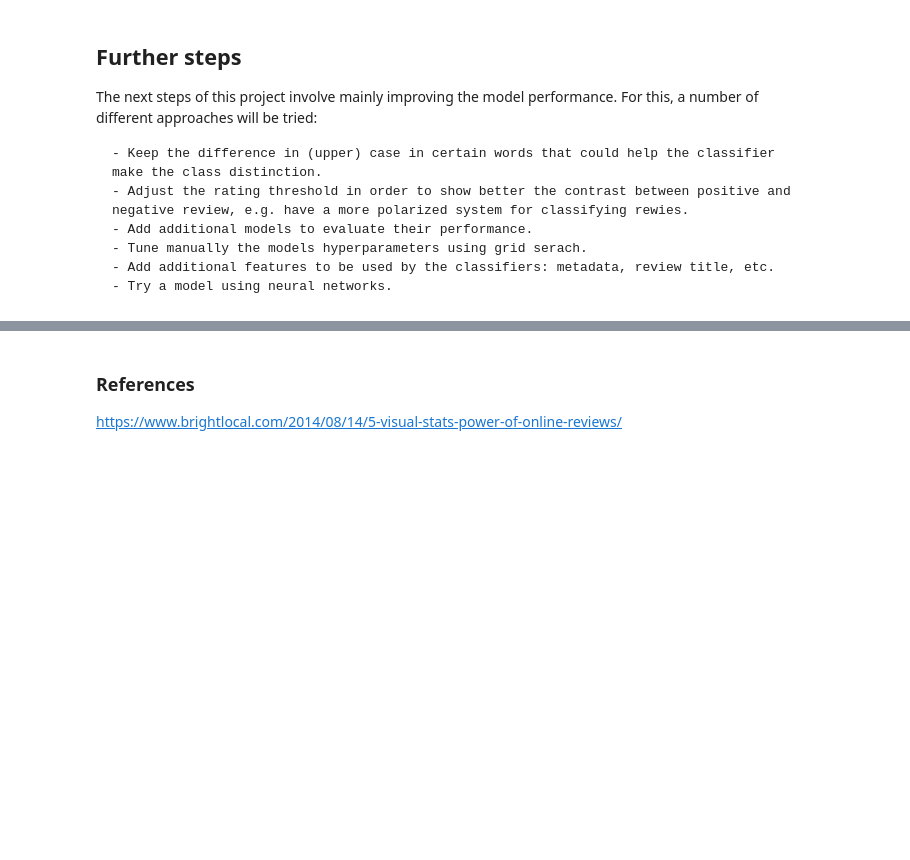
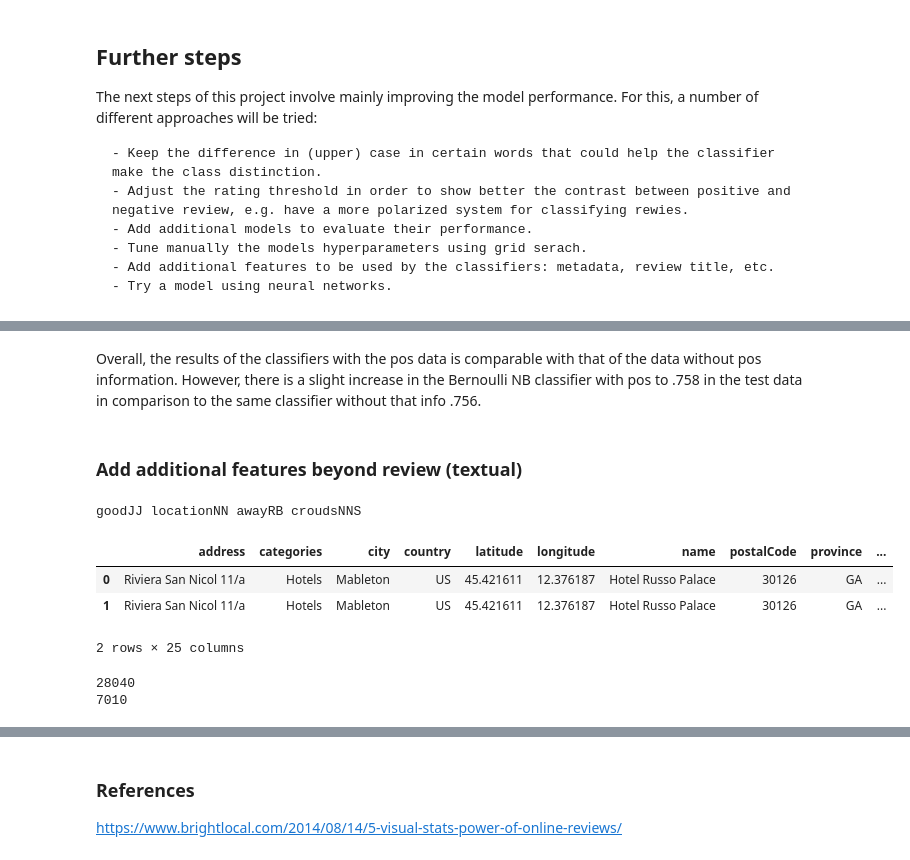
Before and after one commit to dvallea/Springboard, a Jupyter notebook: Sentiment_analysis-Hotel_reviews.ipynb, the cells around one changed output, grey strips where cells are left out. Cells and saved outputs as stored; diff of their text form; code cells hidden in the pictures; blank space fills up the shorter version.

```diff
--- a/Sentiment_analysis-Hotel_reviews.ipynb
+++ b/Sentiment_analysis-Hotel_reviews.ipynb
@@ -301,0 +750,46 @@ The next steps of this project involve mainly improving the model performance. F
+# %% [markdown]
+Overall, the results of the classifiers with the pos data is comparable with that of the data without pos information. However, there is a slight increase in the Bernoulli NB classifier with pos to .758 in the test data  in comparison to the same classifier without that info .756.
+# %% [markdown]
+### Add additional features beyond review (textual)
+# %%
+# Make a copy of the dataframe to add the additional features
+data_moref = data.copy()
+
+## Clean both review and title (notice that review is already cleaned)
+# Remove stop words in review
+data_moref['review_cleaned'] = data_moref['review_cleaned'].apply(lambda x: ' '.join([word for word in x.split() if word not in (stoplist)]))
+
+# Clean and remove stopwords in title
+data_moref['title_cleaned'] = [clean(x) for x in data_moref['reviews.title']]
+data_moref['title_cleaned'] = data_moref['title_cleaned'].apply(lambda x: ' '.join([word for word in x.split() if word not in (stoplist)]))
+
+
+
+## Tokenize and add part of speech for review title
+data_moref['title_pos'] = [pos_tag(word_tokenize(x)) for x in data_moref['title_cleaned']]
+
+# Join tuples into a single string for each row
+data_moref['title_pos'] = [[''.join(tup) for tup in row] for row in data_moref['title_pos']]
+
+# Convert a list of strings into a single string
+data_moref['title_pos'] = [' '.join(x) for x in data_moref['title_pos']]
+print(data_moref['title_pos'][0])
+# %% [output]
+goodJJ locationNN awayRB croudsNNS
+# %%
+data_moref.head(2)
+# %% [output]
+|  | address | categories | city | country | latitude | longitude | name | postalCode | province | ... |
+| 0 | Riviera San Nicol 11/a | Hotels | Mableton | US | 45.421611 | 12.376187 | Hotel Russo Palace | 30126 | GA | ... |
+| 1 | Riviera San Nicol 11/a | Hotels | Mableton | US | 45.421611 | 12.376187 | Hotel Russo Palace | 30126 | GA | ... |
+2 rows × 25 columns
+# %%
+# Split dataset into train and test
+train_moref = data_moref.sample(frac=0.8,random_state=200)
+test_moref = data_moref.drop(train.index)
+
+print(len(train))
+print(len(test))
+# %% [output]
+28040
+7010
```
Also changed, not shown: parts of 38 cells of this notebook.
